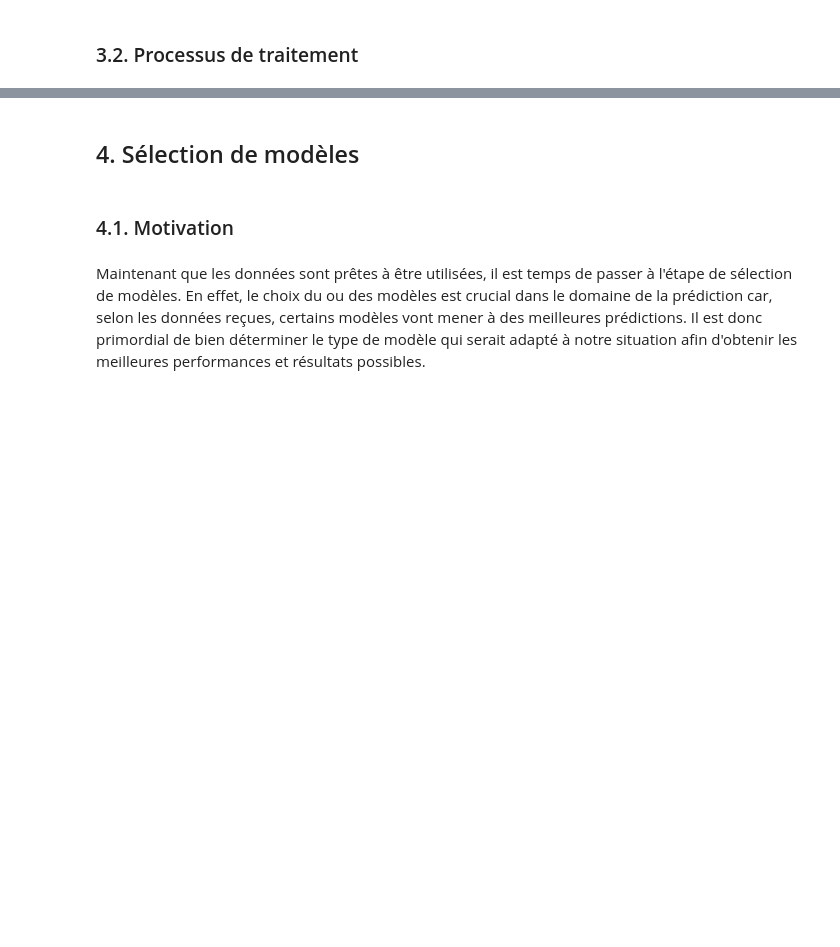
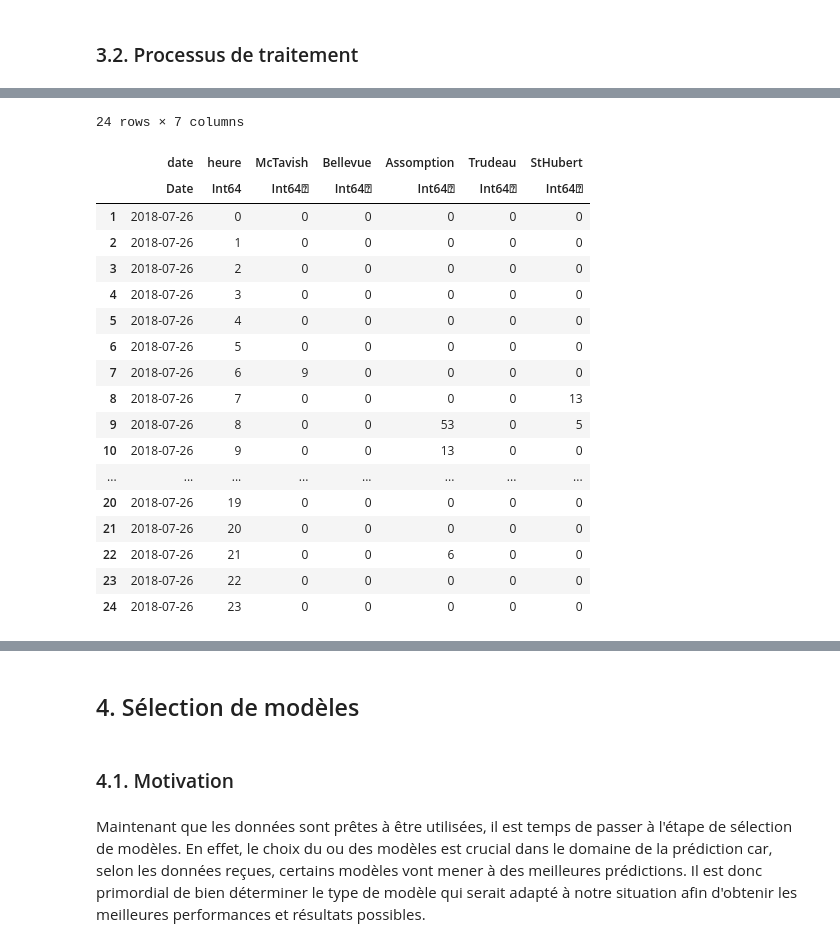
Before and after one commit to JeyzerMC/MTH3302-Project, a Jupyter notebook: rp_v2.ipynb, the cells around one changed output, grey strips where cells are left out. Saved outputs shown, nothing was run; the diff lists cells and outputs as text; code cells hidden in the pictures; blank space fills up the shorter version.

```diff
--- a/rp_v2.ipynb
+++ b/rp_v2.ipynb
@@ -665,0 +761,5 @@ Cette étape a ainsi constitué la partie la plus longue et fastidieuse de notre
+# %%
+precipitations = CSV.read("data/precipitations.csv",missingstring="-99999");
+rename!(precipitations, Symbol("St-Hubert")=>:StHubert);
+precipitations = filter(row -> month(row.date) > 4, precipitations);
+precipitations = filter(row -> month(row.date) < 11, precipitations);
@@ -665,0 +894,23 @@ Cette étape a ainsi constitué la partie la plus longue et fastidieuse de notre
+# %%
+observed_date = Date(2018, 7, 26);
+precipitations[precipitations.date .== observed_date, :]
+# %% [output]
+24 rows × 7 columns
+|  | date | heure | McTavish | Bellevue | Assomption | Trudeau | StHubert |
+|  | Date | Int64 | Int64⍰ | Int64⍰ | Int64⍰ | Int64⍰ | Int64⍰ |
+| 1 | 2018-07-26 | 0 | 0 | 0 | 0 | 0 | 0 |
+| 2 | 2018-07-26 | 1 | 0 | 0 | 0 | 0 | 0 |
+| 3 | 2018-07-26 | 2 | 0 | 0 | 0 | 0 | 0 |
+| 4 | 2018-07-26 | 3 | 0 | 0 | 0 | 0 | 0 |
+| 5 | 2018-07-26 | 4 | 0 | 0 | 0 | 0 | 0 |
+| 6 | 2018-07-26 | 5 | 0 | 0 | 0 | 0 | 0 |
+| 7 | 2018-07-26 | 6 | 9 | 0 | 0 | 0 | 0 |
+| 8 | 2018-07-26 | 7 | 0 | 0 | 0 | 0 | 13 |
+| 9 | 2018-07-26 | 8 | 0 | 0 | 53 | 0 | 5 |
+| 10 | 2018-07-26 | 9 | 0 | 0 | 13 | 0 | 0 |
+| ... | ... | ... | ... | ... | ... | ... | ... |
+| 20 | 2018-07-26 | 19 | 0 | 0 | 0 | 0 | 0 |
+| 21 | 2018-07-26 | 20 | 0 | 0 | 0 | 0 | 0 |
+| 22 | 2018-07-26 | 21 | 0 | 0 | 6 | 0 | 0 |
+| 23 | 2018-07-26 | 22 | 0 | 0 | 0 | 0 | 0 |
+| 24 | 2018-07-26 | 23 | 0 | 0 | 0 | 0 | 0 |
```
Also changed, not shown: parts of 69 cells of this notebook.
